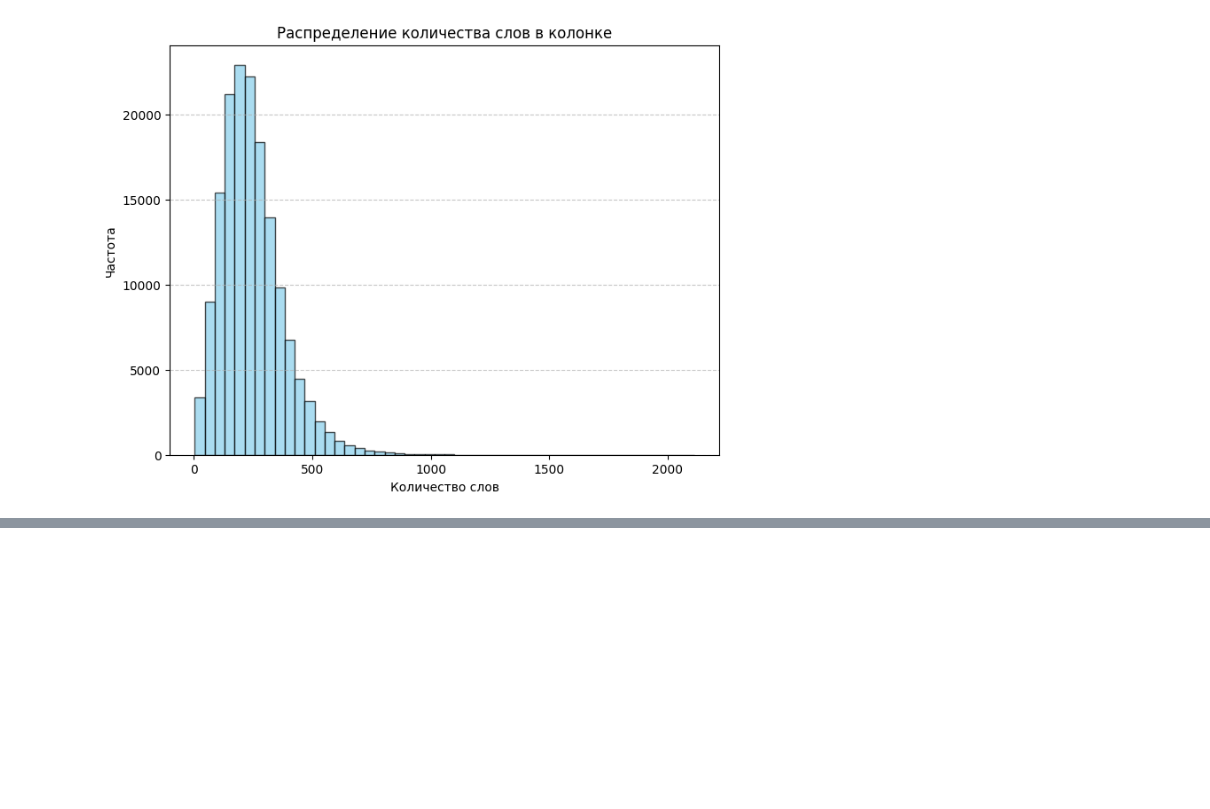
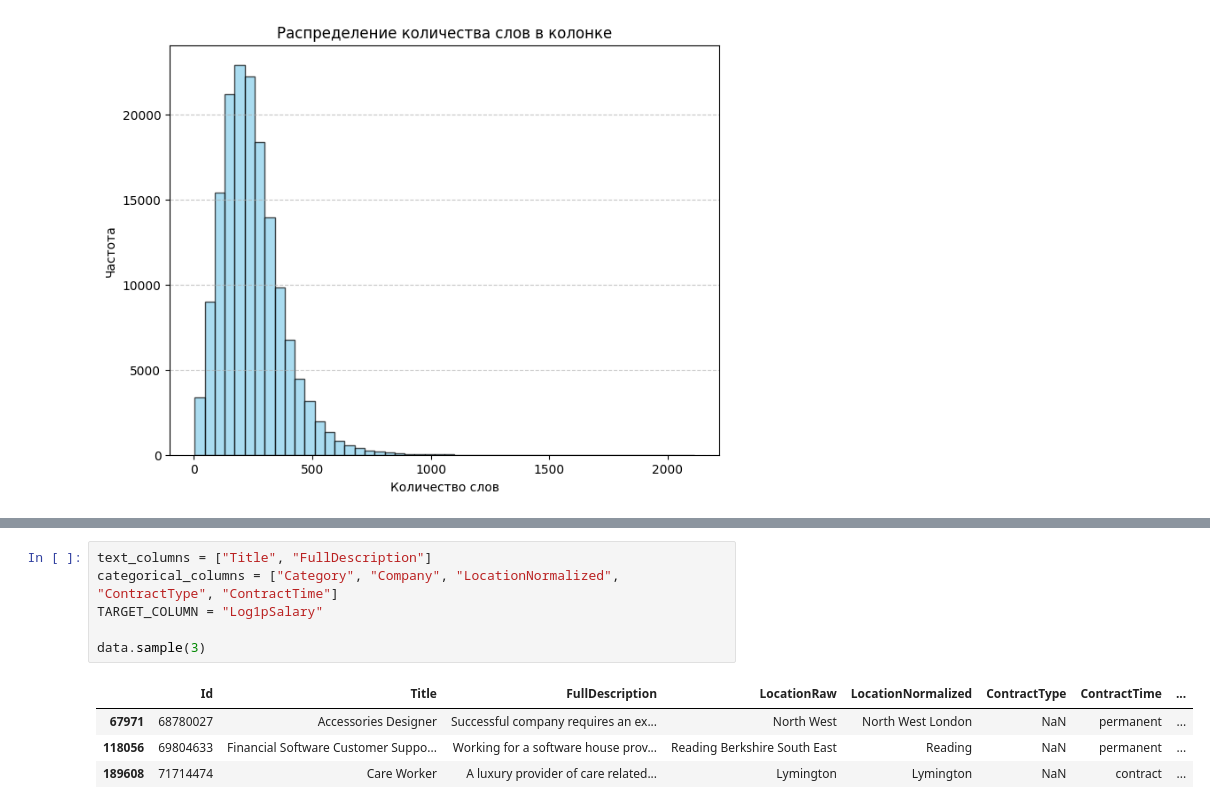
Before and after one commit to theotheo46/nlp, a Jupyter notebook: practice_6.ipynb, the cells around one changed output, grey strips where cells are left out. Drawn from its saved outputs; the diff is of its cells as text; blank space fills up the shorter version.

```diff
--- a/practice_6.ipynb
+++ b/practice_6.ipynb
@@ -34,0 +62,11 @@ plt.show()
+# %%
+text_columns = ["Title", "FullDescription"]
+categorical_columns = ["Category", "Company", "LocationNormalized", "ContractType", "ContractTime"]
+TARGET_COLUMN = "Log1pSalary"
+
+data.sample(3)
+# %% [output]
+|  | Id | Title | FullDescription | LocationRaw | LocationNormalized | ContractType | ContractTime | ... |
+| 67971 | 68780027 | Accessories Designer | Successful company requires an ex... | North West | North West London | NaN | permanent | ... |
+| 118056 | 69804633 | Financial Software Customer Suppo... | Working for a software house prov... | Reading Berkshire South East | Reading | NaN | permanent | ... |
+| 189608 | 71714474 | Care Worker | A luxury provider of care related... | Lymington | Lymington | NaN | contract | ... |
```
Also changed, not shown: parts of 34 cells of this notebook.
